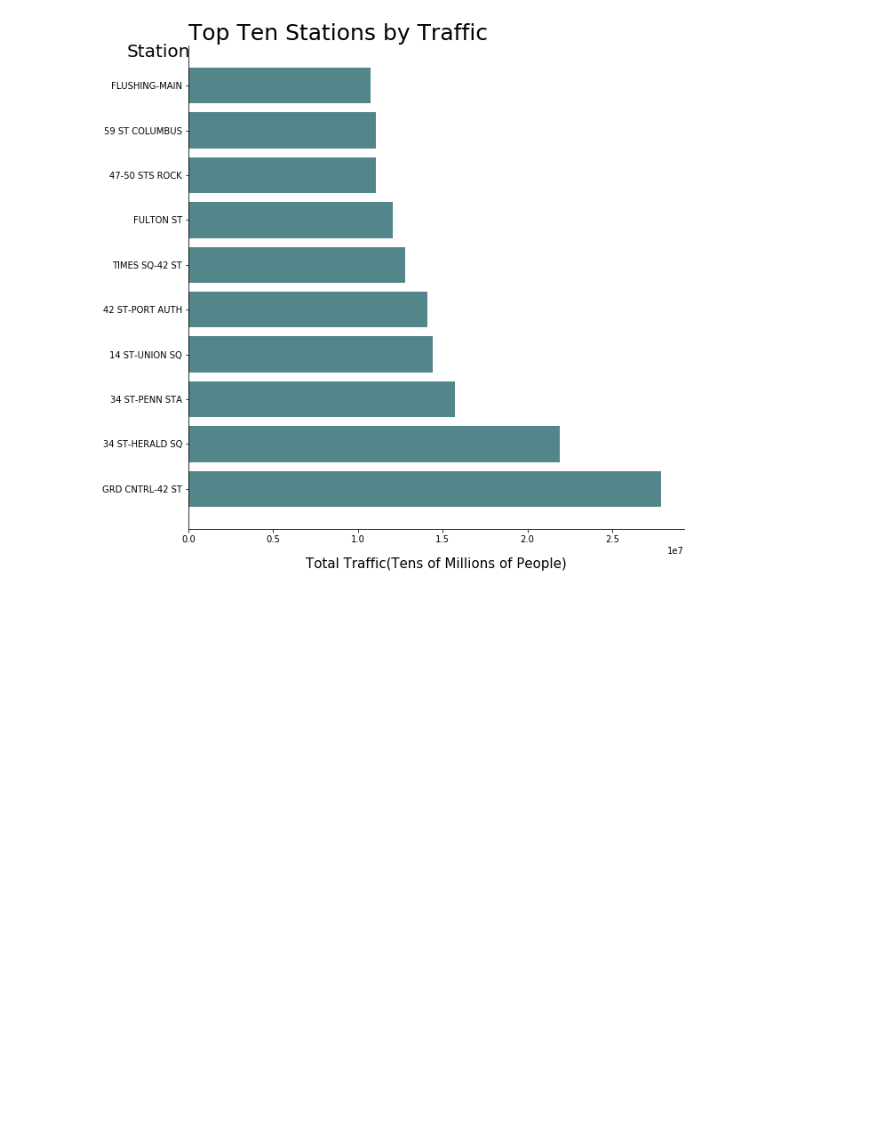
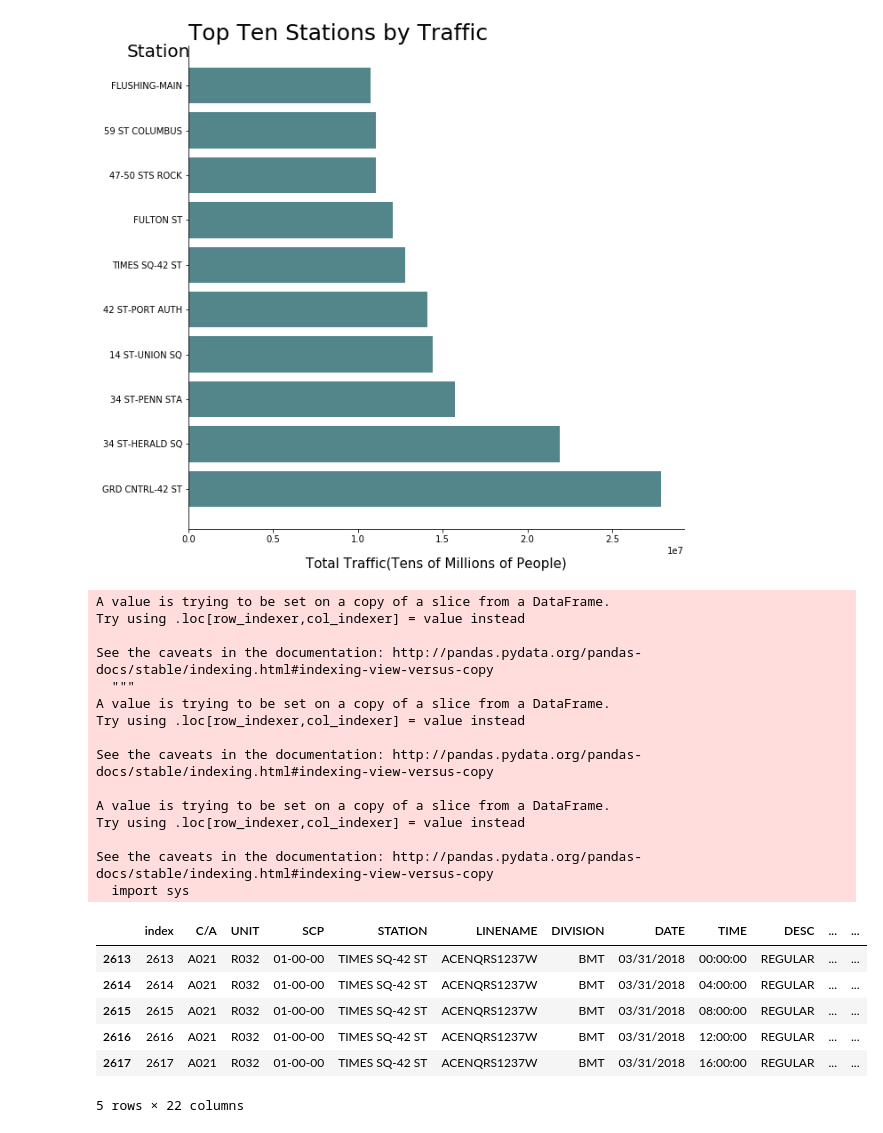
Before and after one commit to dlahtou/Benson_team1_sea18, a Jupyter notebook: Top Ten Stations Graph.ipynb, the cells around one changed output. Cells and saved outputs as stored; diff of their text form; code cells hidden in the pictures; blank space fills up the shorter version.

```diff
--- a/Top Ten Stations Graph.ipynb
+++ b/Top Ten Stations Graph.ipynb
@@ -73,3 +73,35 @@ ax.yaxis.set_label_coords(-0.06,0.97)
 sns.despine()
 # %% [output]
 [figure]
+# %%
+# get a list of top 10 stations
+stations = [x for x,y in ticks_y]
+# create AM PM labels
+dftop = df1[df1['STATION'].isin(stations)]
+dftop['datetime'] = pd.to_datetime(dftop['DATETIME'])
+dftop['hour'] = dftop['datetime'].dt.hour
+dftop['period'] = np.where(dftop.hour >12, 'PM','AM')
+dftop.head()
+# %% [output]
+A value is trying to be set on a copy of a slice from a DataFrame.
+Try using .loc[row_indexer,col_indexer] = value instead
+
+See the caveats in the documentation: http://pandas.pydata.org/pandas-docs/stable/indexing.html#indexing-view-versus-copy
+  """
+A value is trying to be set on a copy of a slice from a DataFrame.
+Try using .loc[row_indexer,col_indexer] = value instead
+
+See the caveats in the documentation: http://pandas.pydata.org/pandas-docs/stable/indexing.html#indexing-view-versus-copy
+
+A value is trying to be set on a copy of a slice from a DataFrame.
+Try using .loc[row_indexer,col_indexer] = value instead
+
+See the caveats in the documentation: http://pandas.pydata.org/pandas-docs/stable/indexing.html#indexing-view-versus-copy
+  import sys
+|  | index | C/A | UNIT | SCP | STATION | LINENAME | DIVISION | DATE | TIME | DESC | ... | ... |
+| 2613 | 2613 | A021 | R032 | 01-00-00 | TIMES SQ-42 ST | ACENQRS1237W | BMT | 03/31/2018 | 00:00:00 | REGULAR | ... | ... |
+| 2614 | 2614 | A021 | R032 | 01-00-00 | TIMES SQ-42 ST | ACENQRS1237W | BMT | 03/31/2018 | 04:00:00 | REGULAR | ... | ... |
+| 2615 | 2615 | A021 | R032 | 01-00-00 | TIMES SQ-42 ST | ACENQRS1237W | BMT | 03/31/2018 | 08:00:00 | REGULAR | ... | ... |
+| 2616 | 2616 | A021 | R032 | 01-00-00 | TIMES SQ-42 ST | ACENQRS1237W | BMT | 03/31/2018 | 12:00:00 | REGULAR | ... | ... |
+| 2617 | 2617 | A021 | R032 | 01-00-00 | TIMES SQ-42 ST | ACENQRS1237W | BMT | 03/31/2018 | 16:00:00 | REGULAR | ... | ... |
+5 rows × 22 columns
```
Also changed, not shown: parts of 3 cells of this notebook.
